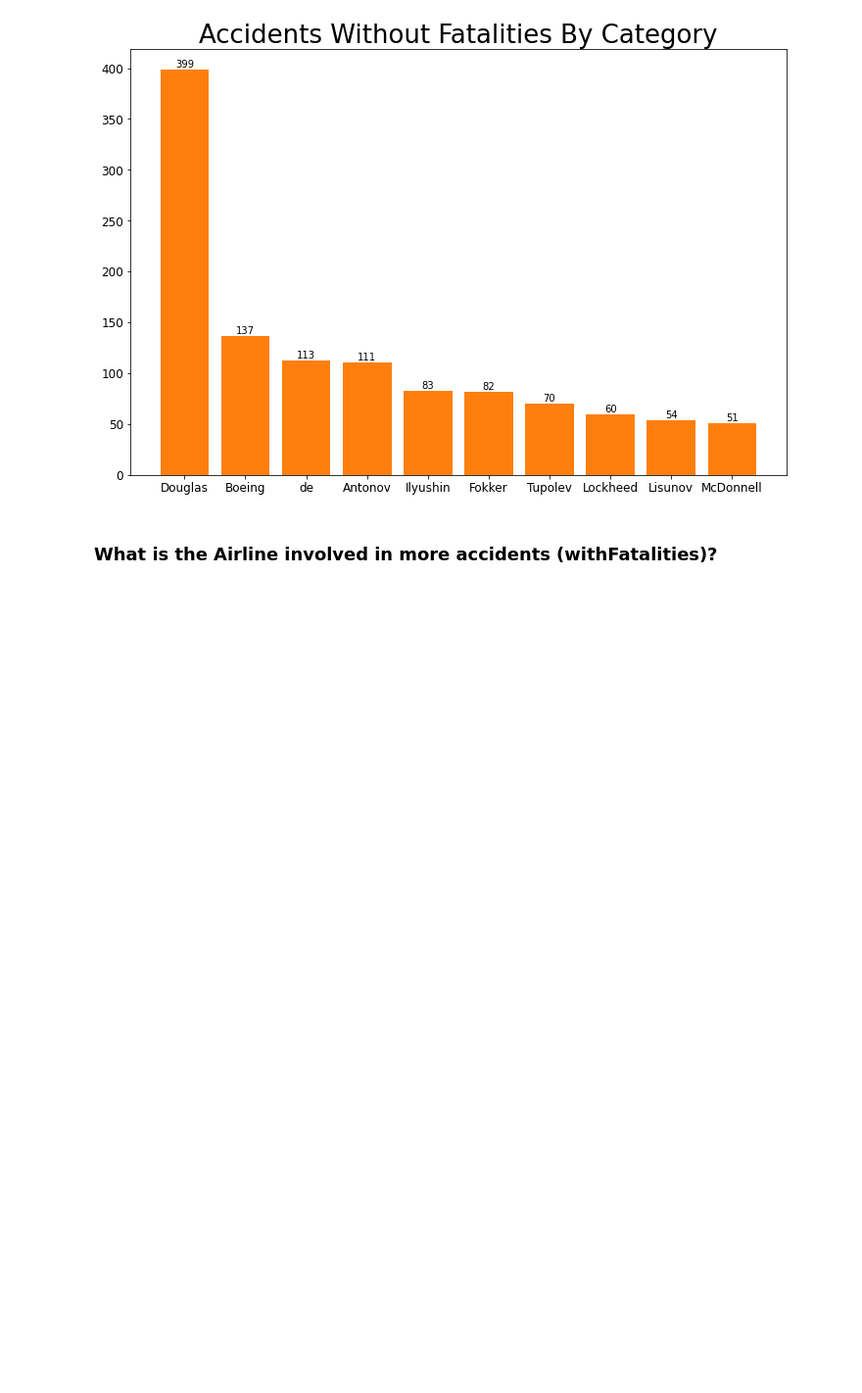
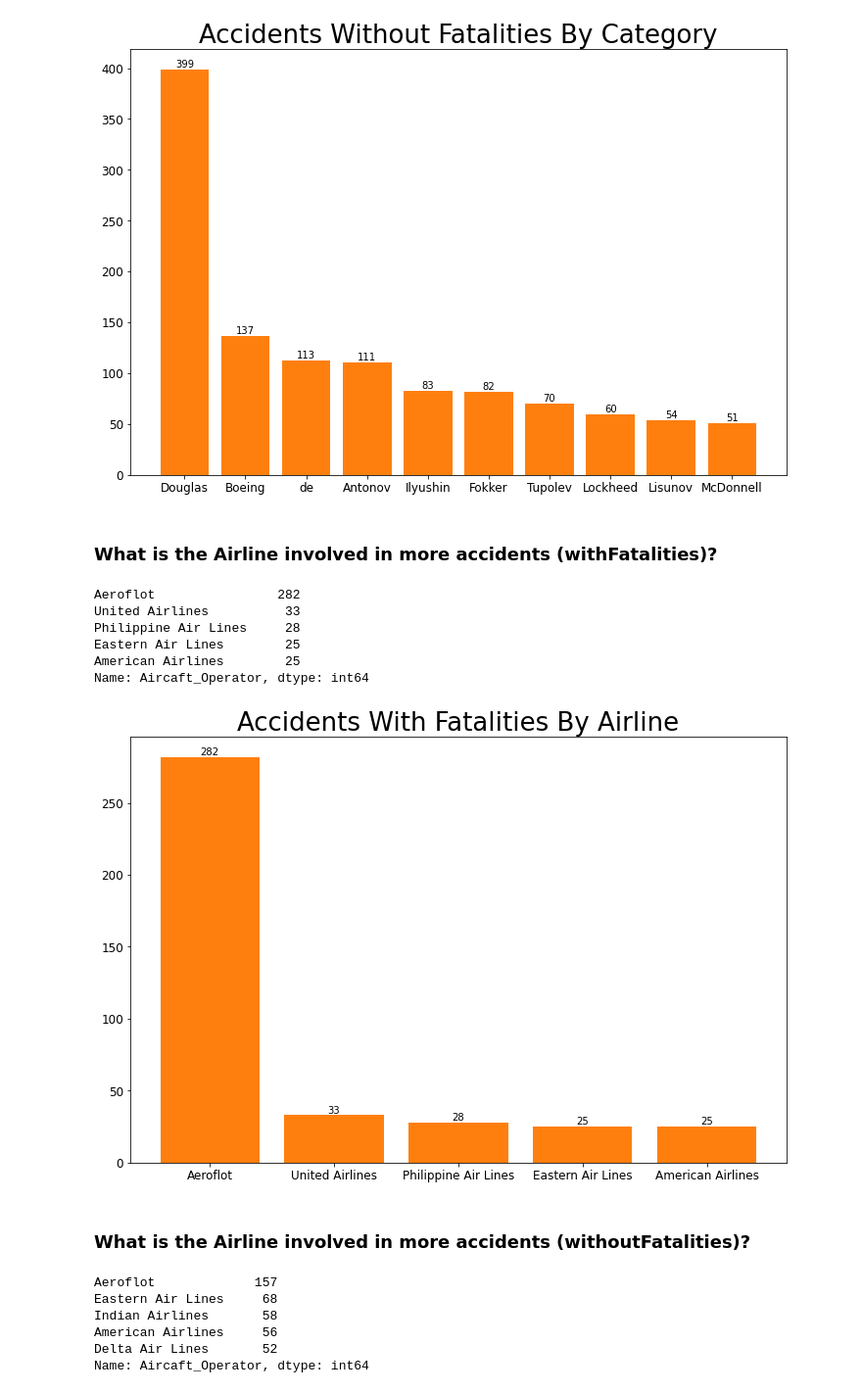
Before and after one commit to Camilo-Quiceno/data_science_project_aircraft, a Jupyter notebook: data-science-proyect.ipynb, the cells around one changed output. Shown at 98% size. Saved outputs shown, nothing was run; the diff lists cells and outputs as text; code cells hidden in the pictures; blank space fills up the shorter version.

Commit message:
What is the Airline involved in more accidents with/without Fatalities? All the logic to answer&plot the answer of the question.

```diff
--- a/data-science-proyect.ipynb
+++ b/data-science-proyect.ipynb
@@ -423,3 +424,67 @@ plt.show()
 [figure]
 # %% [markdown]
 ### What is the Airline involved in more accidents (withFatalities)?
+# %%
+#Extract the values of the column 4 (Aircraft_Operator)
+raw_aircraftoperators_wfatalities = df_dsp_wfatalities['Aircaft_Operator']
+#Remove all op . for and get just the aeroline in charge, For instance : AeroPerlas op . for SANSA -> SANSA
+aircraftoperators_wfatalities = raw_aircraftoperators_wfatalities.str.replace(r'op\.for', lambda x: x.split("op.for")[-1])
+aircraftoperators_wfatalities = aircraftoperators_wfatalities.str.replace(r'opf', lambda x: x.split("opf")[-1])
+aircraftoperators_wfatalities = aircraftoperators_wfatalities.str.replace(r'opb', lambda x: x.split("opb")[-1])
+#Combine all Aeroplot variants, For instance : Aeroflot Moscow -> Aeroflot
+aircraftoperators_wfatalities = aircraftoperators_wfatalities.str.replace(r'Aeroflot.*', 'Aeroflot')
+aircraftoperators_wfatalities = aircraftoperators_wfatalities.value_counts()[:5]
+aircraftoperators_wfatalities
+# %% [output]
+Aeroflot                282
+United Airlines          33
+Philippine Air Lines     28
+Eastern Air Lines        25
+American Airlines        25
+Name: Aircaft_Operator, dtype: int64
+# %%
+#Ploting zone:
+fig, ax = plt.subplots()
+
+#Define x & y values for the plot
+causes = aircraftoperators_wfatalities.index
+causes_frequency = aircraftoperators_wfatalities.values
+
+#Adding bar values
+ax.bar(causes, causes_frequency)
+bars = ax.bar(causes, causes_frequency)
+ax.bar_label(bars)
+
+#Adding title to th chart and font sizes
+ax.set_title('Accidents With Fatalities By Airline', fontsize = 26)
+ax.tick_params(axis='x', labelsize=12)
+ax.tick_params(axis='y', labelsize=12)
+
+# Adjusting chart size
+fig.set_figwidth(12)
+fig.set_figheight(8)
+
+#Ploting the chart
+plt.show()
+# %% [output]
+[figure, added]
+# %% [markdown]
+### What is the Airline involved in more accidents (withoutFatalities)?
+# %%
+#Extract the values of the column 4 (Aircraft_Operator)
+raw_aircraftoperators_wofatalities = df_dsp_wofatalities['Aircaft_Operator']
+#Remove all op . for and get just the aeroline in charge, For instance : AeroPerlas op . for SANSA -> SANSA
+aircraftoperators_wofatalities = raw_aircraftoperators_wofatalities.str.replace(r'op\.for', lambda x: x.split("op.for")[-1])
+aircraftoperators_wofatalities = aircraftoperators_wofatalities.str.replace(r'opf', lambda x: x.split("opf")[-1])
+aircraftoperators_wofatalities = aircraftoperators_wofatalities.str.replace(r'opb', lambda x: x.split("opb")[-1])
+#Combine all Aeroplot variants, For instance : Aeroflot Moscow -> Aeroflot
+aircraftoperators_wofatalities = aircraftoperators_wofatalities.str.replace(r'Aeroflot.*', 'Aeroflot')
+aircraftoperators_wofatalities = aircraftoperators_wofatalities.value_counts()[:5]
+aircraftoperators_wofatalities
+# %% [output]
+Aeroflot             157
+Eastern Air Lines     68
+Indian Airlines       58
+American Airlines     56
+Delta Air Lines       52
+Name: Aircaft_Operator, dtype: int64
```
Also changed, not shown: parts of 3 cells of this notebook.
